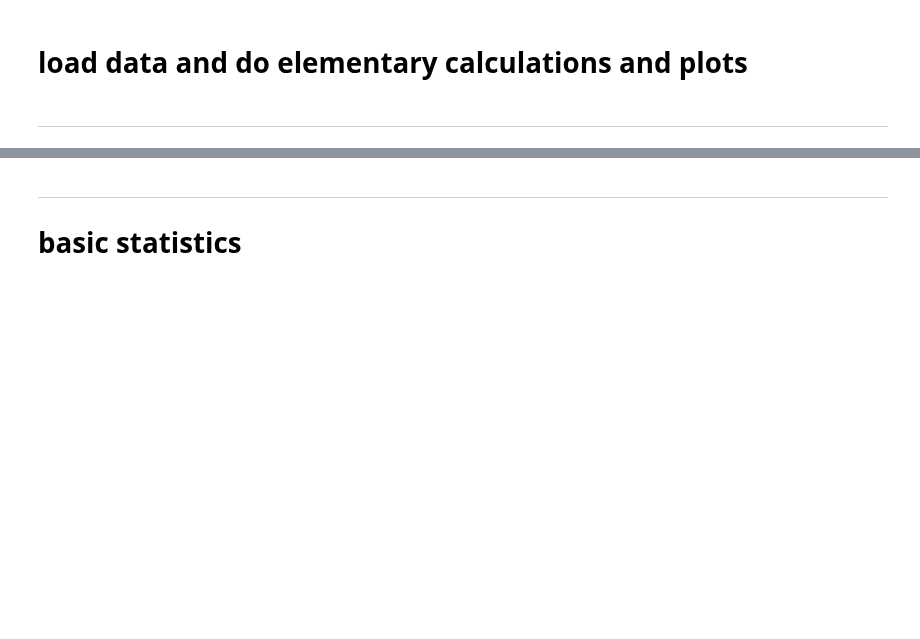
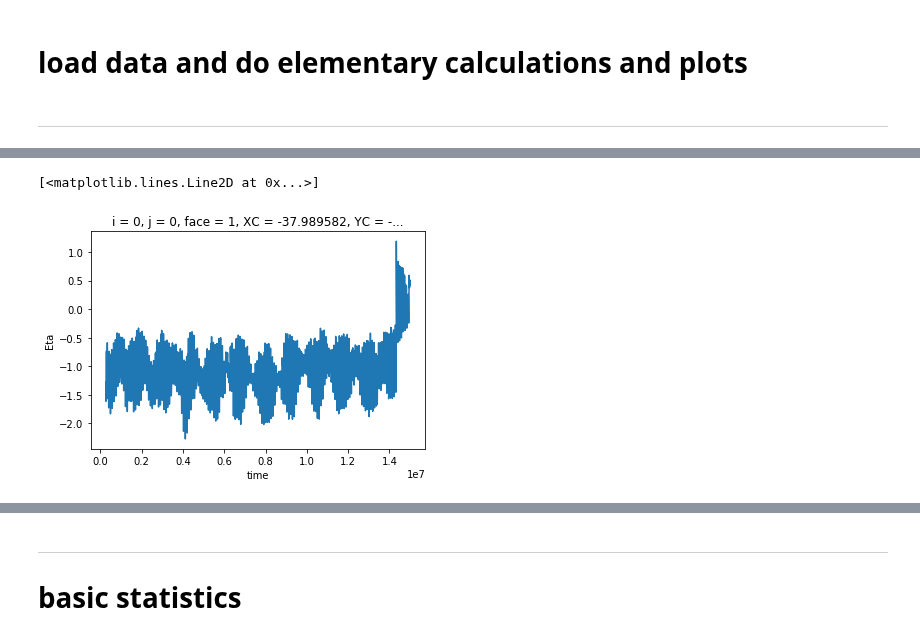
Before and after one commit to apatlpo/mit_equinox, a Jupyter notebook: sandbox/basic_stats.ipynb, the cells around one changed output, grey strips where cells are left out. Cells and saved outputs as stored; diff of their text form; code cells hidden in the pictures; blank space fills up the shorter version.

```diff
--- a/sandbox/basic_stats.ipynb
+++ b/sandbox/basic_stats.ipynb
@@ -22,18 +15,12 @@ from time import sleep
 # %%
 # launch cluster and workers
+
+# folder where data is spilled when RAM is filled up
 #local_dir = os.getenv('HOME')+'/dask_scratch/'
-local_dir = os.getenv('DATAWORK')+'/dask_scratch/'
-#cluster = PBSCluster(queue='mpi_1', local_directory=os.getenv('DATAWORK')+'/dask', interface='ib0', \
+#local_dir = os.getenv('SCRATCH')+'/dask_scratch/'
+#local_dir = os.getenv('DATAWORK')+'/dask_scratch/'
+local_dir = os.getenv('TMPDIR')
+#
 cluster = PBSCluster(queue='mpi_1', local_directory=local_dir, interface='ib0', walltime='24:00:00',
                      threads=14, processes=2, memory='50GB', resource_spec='select=1:ncpus=28:mem=100g',
                      death_timeout=100)
-
-# original:
-#                     threads=4, processes=7, memory='10GB', resource_spec='select=1:ncpus=14:mem=100g',
-#
-#                     job_extra=['Output_Path='+local_dir+'output.o', 'Error_Path='+local_dir+'output.e'])
-#job_extra=['Output_Path='+local_dir+'output.o', 'Error_Path='+local_dir+'output.e'])
-
-# try with memory=5GB instead of 10GB - workers die
-# try with threads=2 instead of 4 - workers die
-#
@@ -76,3 +112,7 @@ ds['Eta'].isel(face=1, i=0, j=0).mean().compute()
 # %%
-ds['Eta'].isel(face=1, i=0, j=0, time=slice(0,2000)).plot()
+#ds['Eta'].isel(face=1, i=0, j=0, time=slice(0,2000)).plot()
+ds['Eta'].isel(face=1, i=0, j=0).plot()
 #.chunk({'time': 4096})
+# %% [output]
+[<matplotlib.lines.Line2D at 0x...>]
+[figure, added]
```
Also changed, not shown: parts of 18 cells of this notebook.
